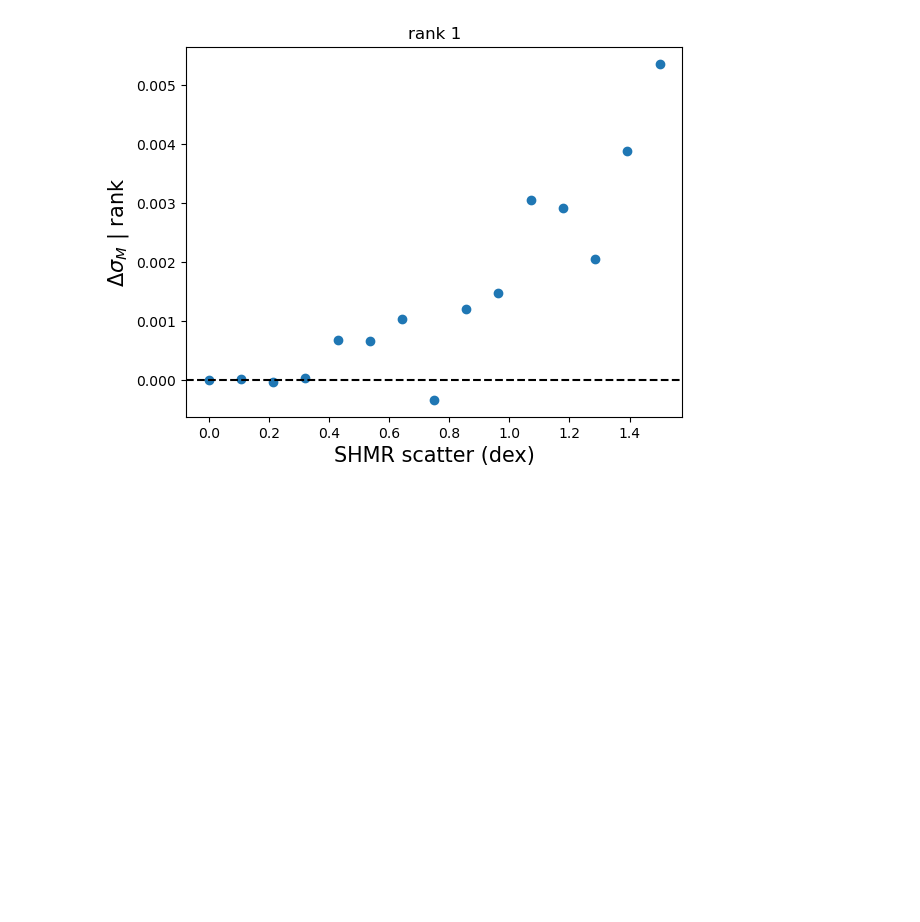
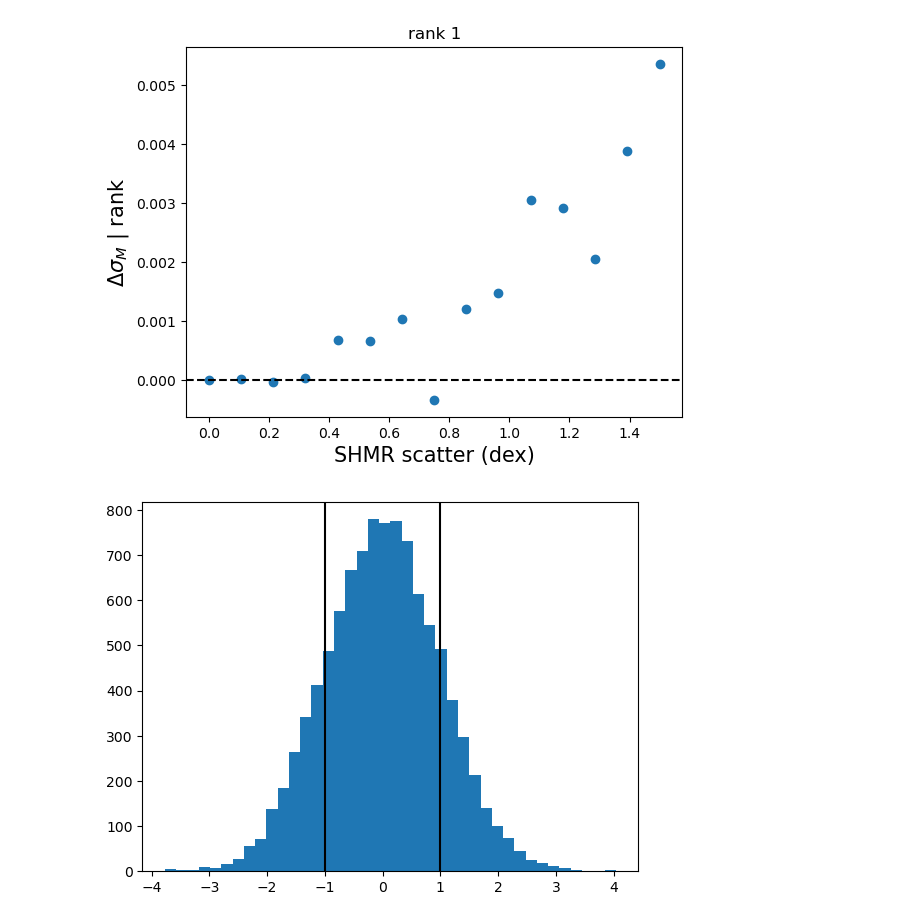
Before and after one commit to jsmonzon/SatGen, a Jupyter notebook: notebooks/rank_ordered.ipynb, the cells around one changed output. Drawn from its saved outputs; the diff is of its cells as text; code cells hidden in the pictures; blank space fills up the shorter version.

```diff
--- a/notebooks/rank_ordered.ipynb
+++ b/notebooks/rank_ordered.ipynb
@@ -253,3 +225,13 @@ plt.ylabel("$ \Delta \sigma_M $ | rank", fontsize=15)
 plt.show()
 # %% [output]
 [figure]
+# %%
+conv = 1/np.log10(np.exp(1))
+# %%
+plt.hist(conv*np.log10(np.random.lognormal(mean=0, sigma=1 ,size=10000)), bins=40)
+#plt.hist(np.random.normal(loc=0, scale=1 ,size=10000), bins=40)
+plt.axvline(-1, color="black")
+plt.axvline(1, color="black")
+plt.show()
+# %% [output]
+[figure, added]
```
Also changed, not shown: parts of 7 cells of this notebook, 7 other files.
